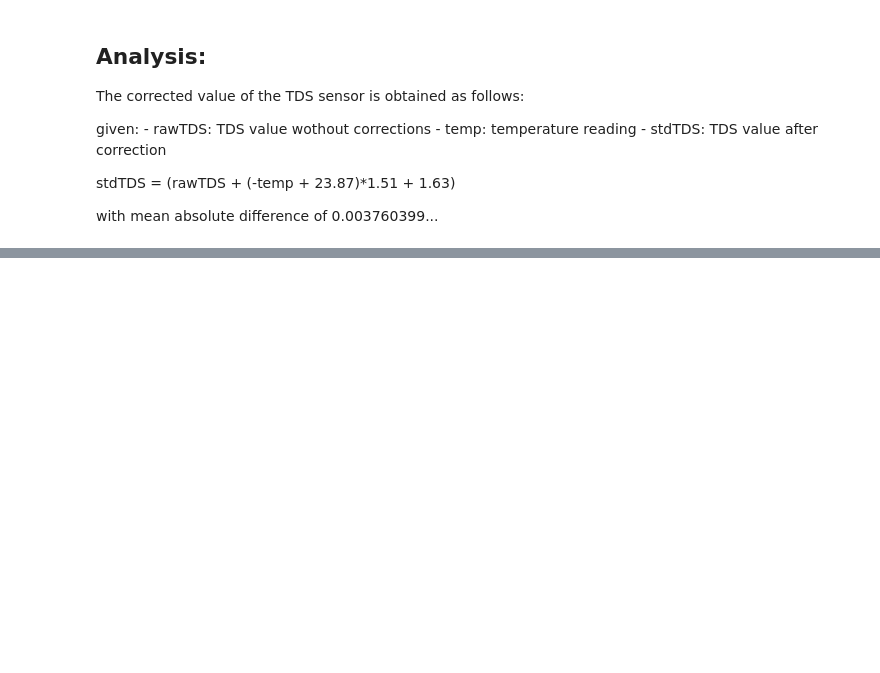
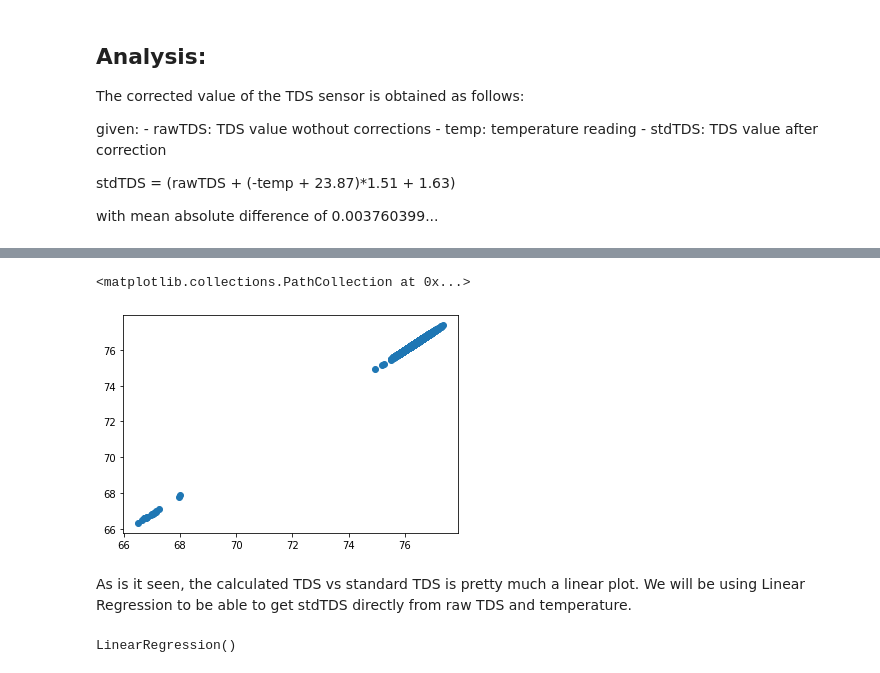
Before and after one commit to saru-d2/esw-32-proj, a Jupyter notebook: esw_analysis/analysis.ipynb, the cells around one changed output, grey strips where cells are left out. Cells and saved outputs as stored; diff of their text form; code cells hidden in the pictures; blank space fills up the shorter version.

Commit message:
regression

```diff
--- a/esw_analysis/analysis.ipynb
+++ b/esw_analysis/analysis.ipynb
@@ -72,0 +74,19 @@ meanErr
+# %%
+from sklearn.linear_model import LinearRegression
+from sklearn.model_selection import train_test_split
+
+newRaw = np.array(rawTDS + (-temp + 23.87)*1.51 +  1.63).astype('float')
+#newRaw = np.array(time)
+plt.scatter(newRaw, stdTDS)
+# %% [output]
+<matplotlib.collections.PathCollection at 0x...>
+[figure, added]
+# %% [markdown]
+As is it seen, the calculated TDS vs standard TDS is pretty much a linear plot. We will be using Linear Regression to be able to get stdTDS directly from raw TDS and temperature.
+# %%
+rawTrain, rawTest, STDTrain, STDTest = train_test_split(newRaw, stdTDS)
+
+LR = LinearRegression()
+LR.fit(rawTrain.reshape(-1,1), STDTrain)
+# %% [output]
+LinearRegression()
```
Also changed, not shown: parts of 10 cells of this notebook, 2 other files.
